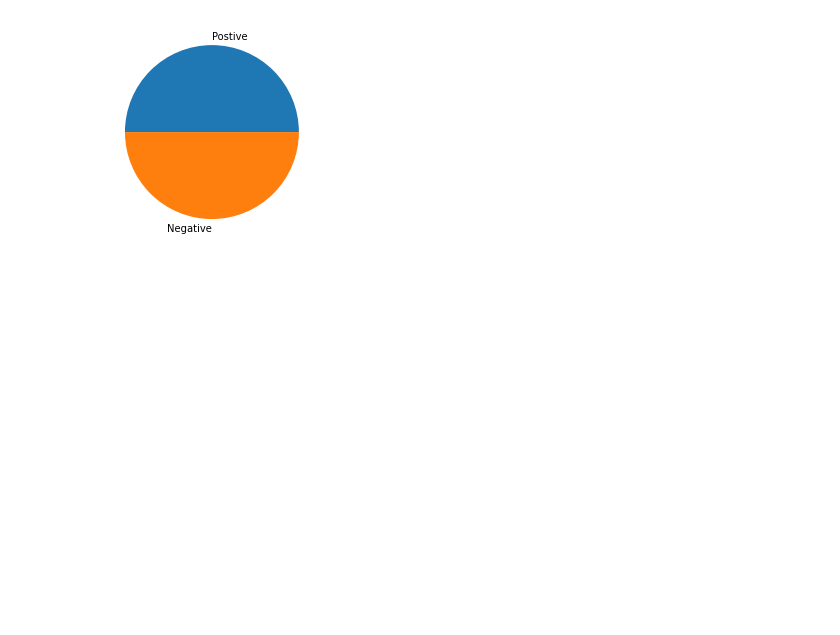
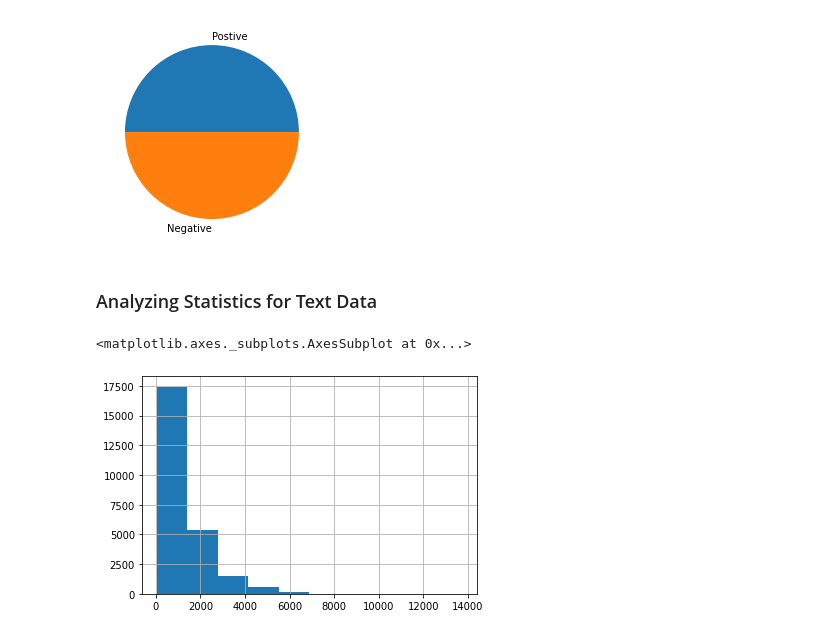
Before and after one commit to adib0073/Educative_SSDS_course, a Jupyter notebook: notebooks/Text_Analytics_Tutorial.ipynb, the cells around one changed output. Cells and saved outputs as stored; diff of their text form; code cells hidden in the pictures; blank space fills up the shorter version.

```diff
--- a/notebooks/Text_Analytics_Tutorial.ipynb
+++ b/notebooks/Text_Analytics_Tutorial.ipynb
@@ -106,3 +106,11 @@ plt.pie(Datax['target'].value_counts(), labels = ['Postive', 'Negative'])
 plt.show()
 # %% [output]
 [figure]
+# %% [markdown]
+### Analyzing Statistics for Text Data
+# %%
+# Document Length Analysis for each document
+Datax['text'].str.len().hist()
+# %% [output]
+<matplotlib.axes._subplots.AxesSubplot at 0x...>
+[figure, added]
```
Also changed, not shown: parts of 4 cells of this notebook.
